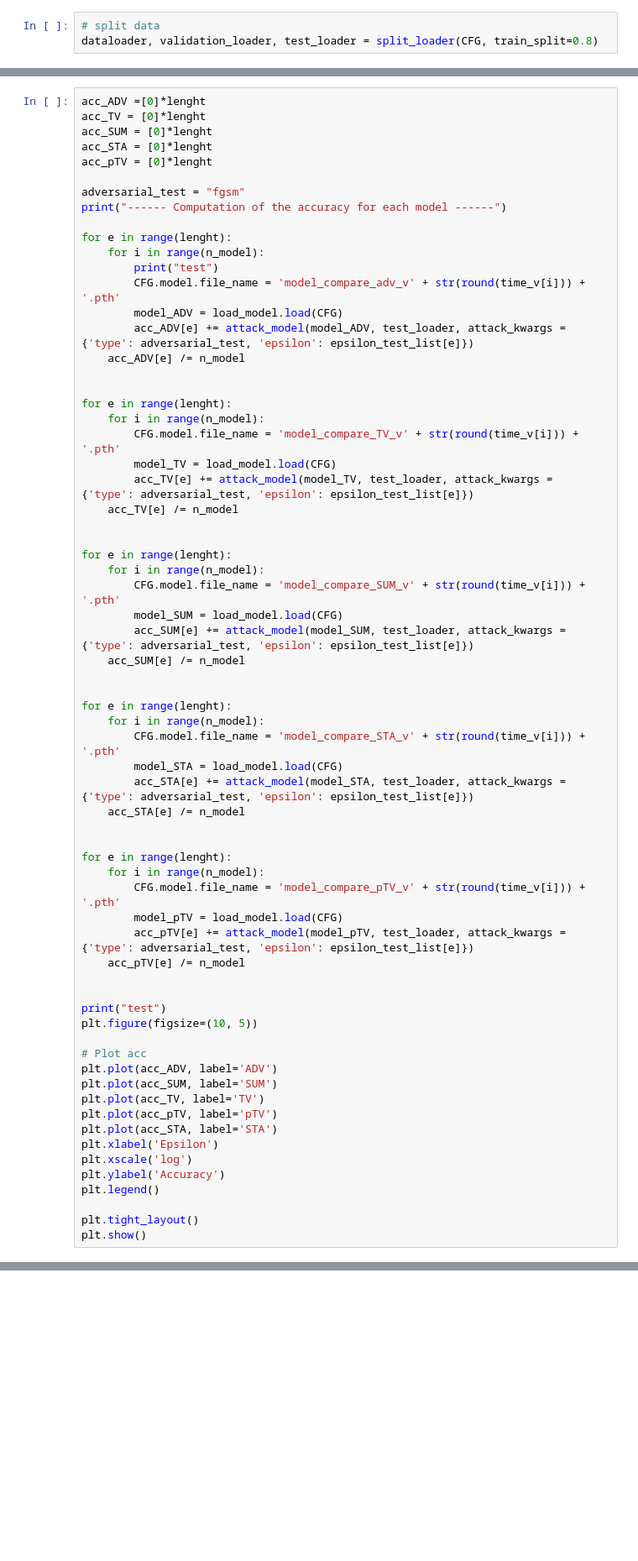
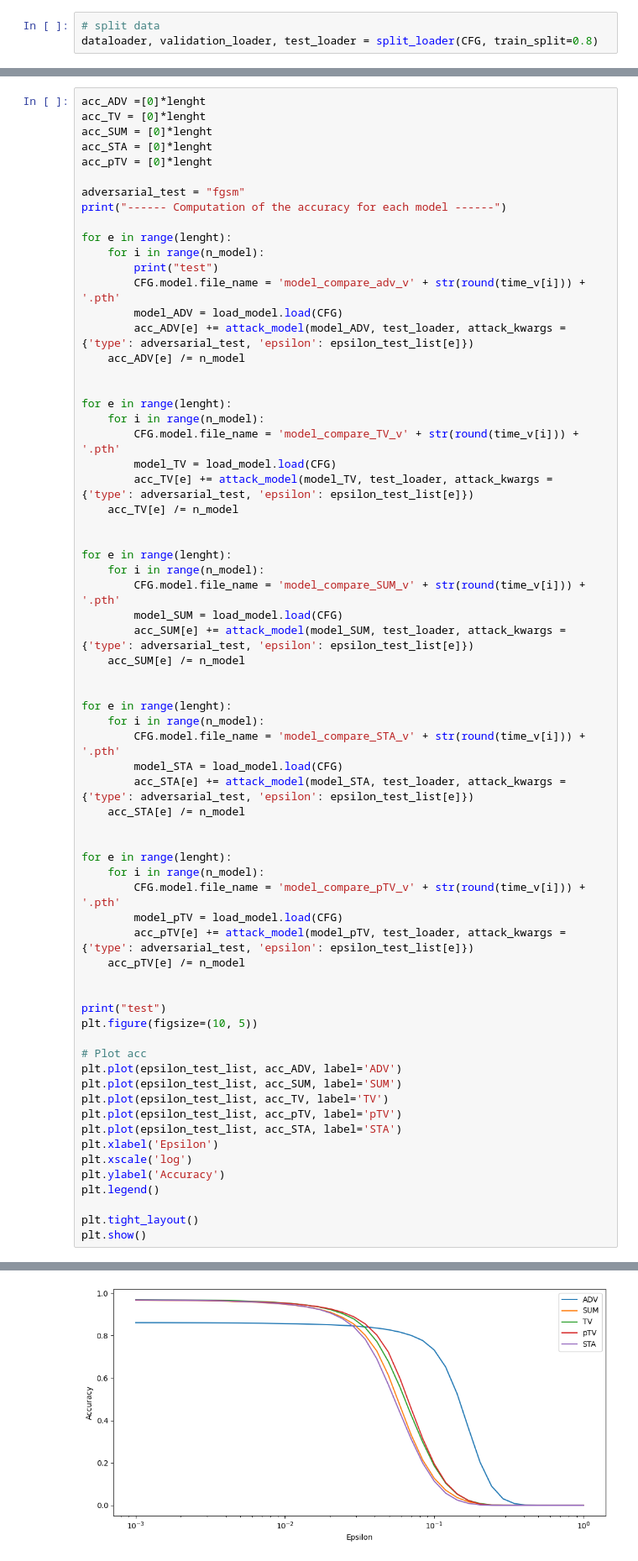
Before and after one commit to TimRoith/CLIP, a Jupyter notebook: exps/flip_experiments.ipynb, the cells around one changed output, grey strips where cells are left out. Shown at 84% size. Saved outputs shown, nothing was run; the diff lists cells and outputs as text; blank space fills up the shorter version.

```diff
--- a/exps/flip_experiments.ipynb
+++ b/exps/flip_experiments.ipynb
@@ -271,11 +272,11 @@ print("test")
 plt.figure(figsize=(10, 5))
 
 # Plot acc
-plt.plot(acc_ADV, label='ADV')
-plt.plot(acc_SUM, label='SUM')
-plt.plot(acc_TV, label='TV')
-plt.plot(acc_pTV, label='pTV')
-plt.plot(acc_STA, label='STA')
+plt.plot(epsilon_test_list, acc_ADV, label='ADV')
+plt.plot(epsilon_test_list, acc_SUM, label='SUM')
+plt.plot(epsilon_test_list, acc_TV, label='TV')
+plt.plot(epsilon_test_list, acc_pTV, label='pTV')
+plt.plot(epsilon_test_list, acc_STA, label='STA')
 plt.xlabel('Epsilon')
 plt.xscale('log')
 plt.ylabel('Accuracy')
@@ -283,3 +284,4 @@ plt.legend()
 
 plt.tight_layout()
 plt.show()
+# %% [output]
@@ -285,0 +305 @@ plt.show()
+[figure, added]
```
Also changed, not shown: parts of 3 cells of this notebook, 1 other file.
